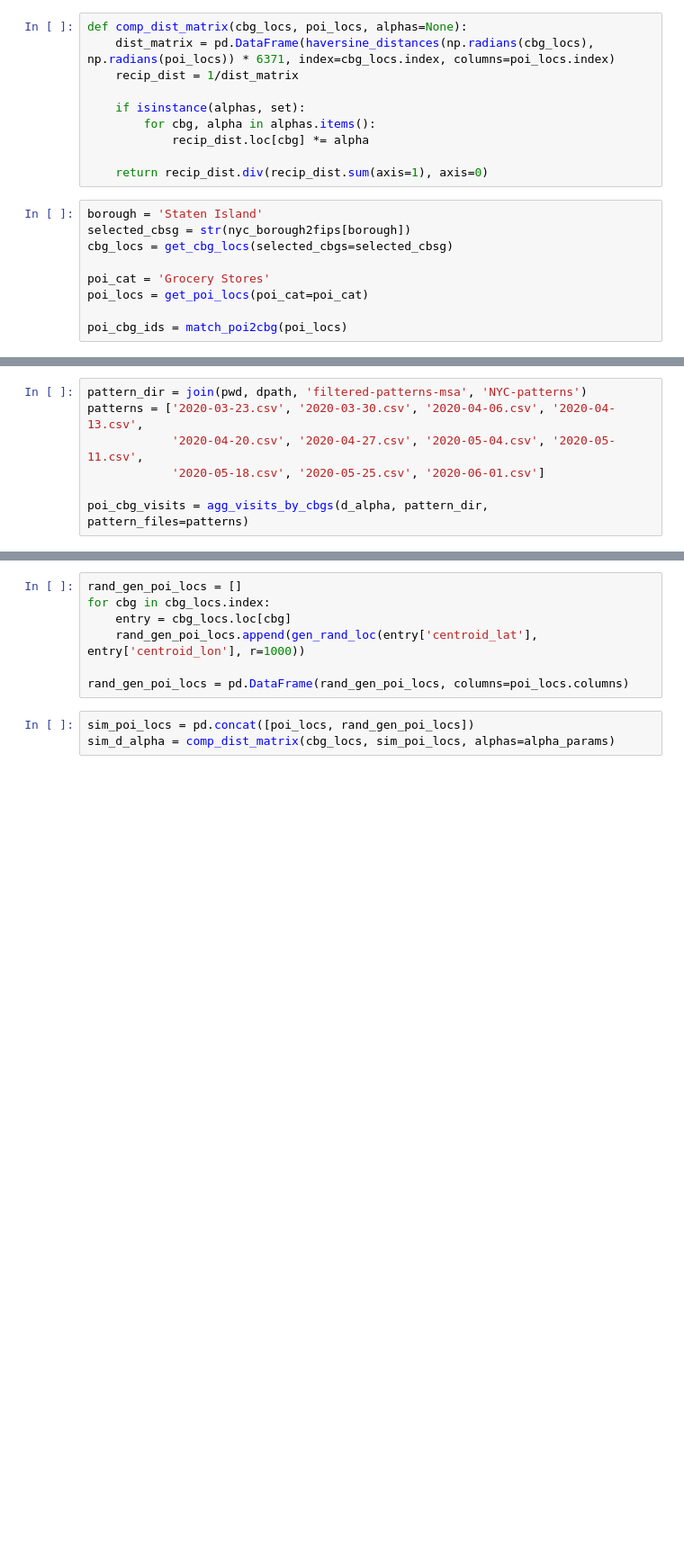
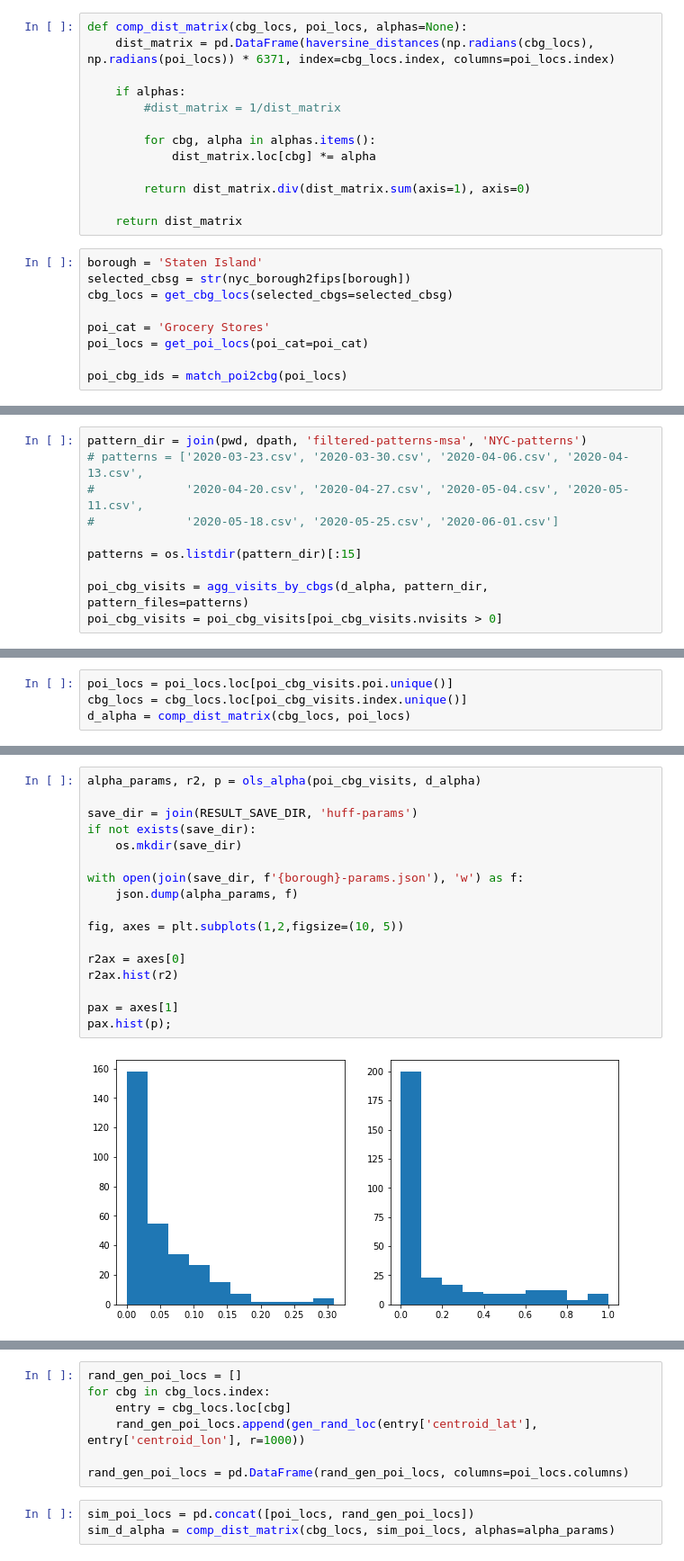
Before and after one commit to hasanalpboz/safegraph-covid19-mobility, a Jupyter notebook: scripts/notebooks/huff-model.ipynb, the cells around one changed output, grey strips where cells are left out. Shown at 90% size. Saved outputs shown, nothing was run; the diff lists cells and outputs as text; blank space fills up the shorter version.

Commit message:
huff with ols

```diff
--- a/scripts/notebooks/huff-model.ipynb
+++ b/scripts/notebooks/huff-model.ipynb
@@ -150,13 +160,16 @@ def ols_alpha(agg_visits, cbgs, d_alpha):
 # %%
 def comp_dist_matrix(cbg_locs, poi_locs, alphas=None):
     dist_matrix = pd.DataFrame(haversine_distances(np.radians(cbg_locs), np.radians(poi_locs)) * 6371, index=cbg_locs.index, columns=poi_locs.index)
-    recip_dist = 1/dist_matrix
 
-    if isinstance(alphas, set):
+    if alphas:
+        #dist_matrix = 1/dist_matrix
+
         for cbg, alpha in alphas.items():
-            recip_dist.loc[cbg] *= alpha
+            dist_matrix.loc[cbg] *= alpha
 
-    return recip_dist.div(recip_dist.sum(axis=1), axis=0)
+        return dist_matrix.div(dist_matrix.sum(axis=1), axis=0)
+
+    return dist_matrix
 # %%
 borough = 'Staten Island'
 selected_cbsg = str(nyc_borough2fips[borough])
@@ -171,7 +182,10 @@ d_alpha = comp_dist_matrix(cbg_locs, poi_locs)
 # %%
 pattern_dir = join(pwd, dpath, 'filtered-patterns-msa', 'NYC-patterns')
-patterns = ['2020-03-23.csv', '2020-03-30.csv', '2020-04-06.csv', '2020-04-13.csv',
-            '2020-04-20.csv', '2020-04-27.csv', '2020-05-04.csv', '2020-05-11.csv',
-            '2020-05-18.csv', '2020-05-25.csv', '2020-06-01.csv']
+# patterns = ['2020-03-23.csv', '2020-03-30.csv', '2020-04-06.csv', '2020-04-13.csv',
+#             '2020-04-20.csv', '2020-04-27.csv', '2020-05-04.csv', '2020-05-11.csv',
+#             '2020-05-18.csv', '2020-05-25.csv', '2020-06-01.csv']
+
+patterns = os.listdir(pattern_dir)[:15]
 
 poi_cbg_visits = agg_visits_by_cbgs(d_alpha, pattern_dir, pattern_files=patterns)
+poi_cbg_visits = poi_cbg_visits[poi_cbg_visits.nvisits > 0]
@@ -179,0 +192,4 @@ alpha_params = ols_alpha(poi_cbg_visits, d_alpha.index, d_alpha)
+# %%
+poi_locs = poi_locs.loc[poi_cbg_visits.poi.unique()]
+cbg_locs = cbg_locs.loc[poi_cbg_visits.index.unique()]
+d_alpha = comp_dist_matrix(cbg_locs, poi_locs)
@@ -179,0 +200,19 @@ alpha_params = ols_alpha(poi_cbg_visits, d_alpha.index, d_alpha)
+# %%
+alpha_params, r2, p = ols_alpha(poi_cbg_visits, d_alpha)
+
+save_dir = join(RESULT_SAVE_DIR, 'huff-params')
+if not exists(save_dir):
+    os.mkdir(save_dir)
+
+with open(join(save_dir, f'{borough}-params.json'), 'w') as f:
+    json.dump(alpha_params, f)
+
+fig, axes = plt.subplots(1,2,figsize=(10, 5))
+
+r2ax = axes[0]
+r2ax.hist(r2)
+
+pax = axes[1]
+pax.hist(p);
+# %% [output]
+[figure, added]
```
Also changed, not shown: parts of 10 cells of this notebook, 1 other file.
